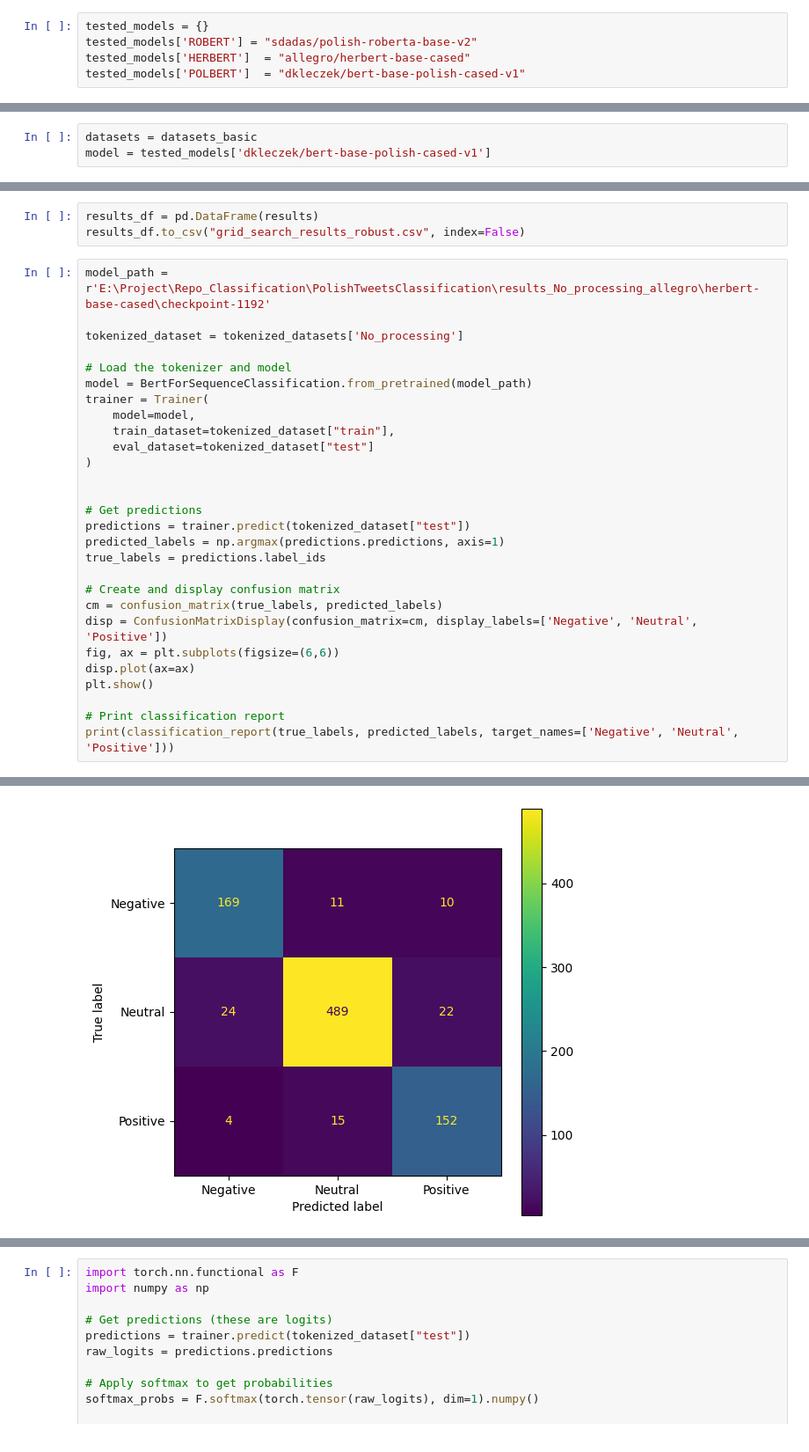
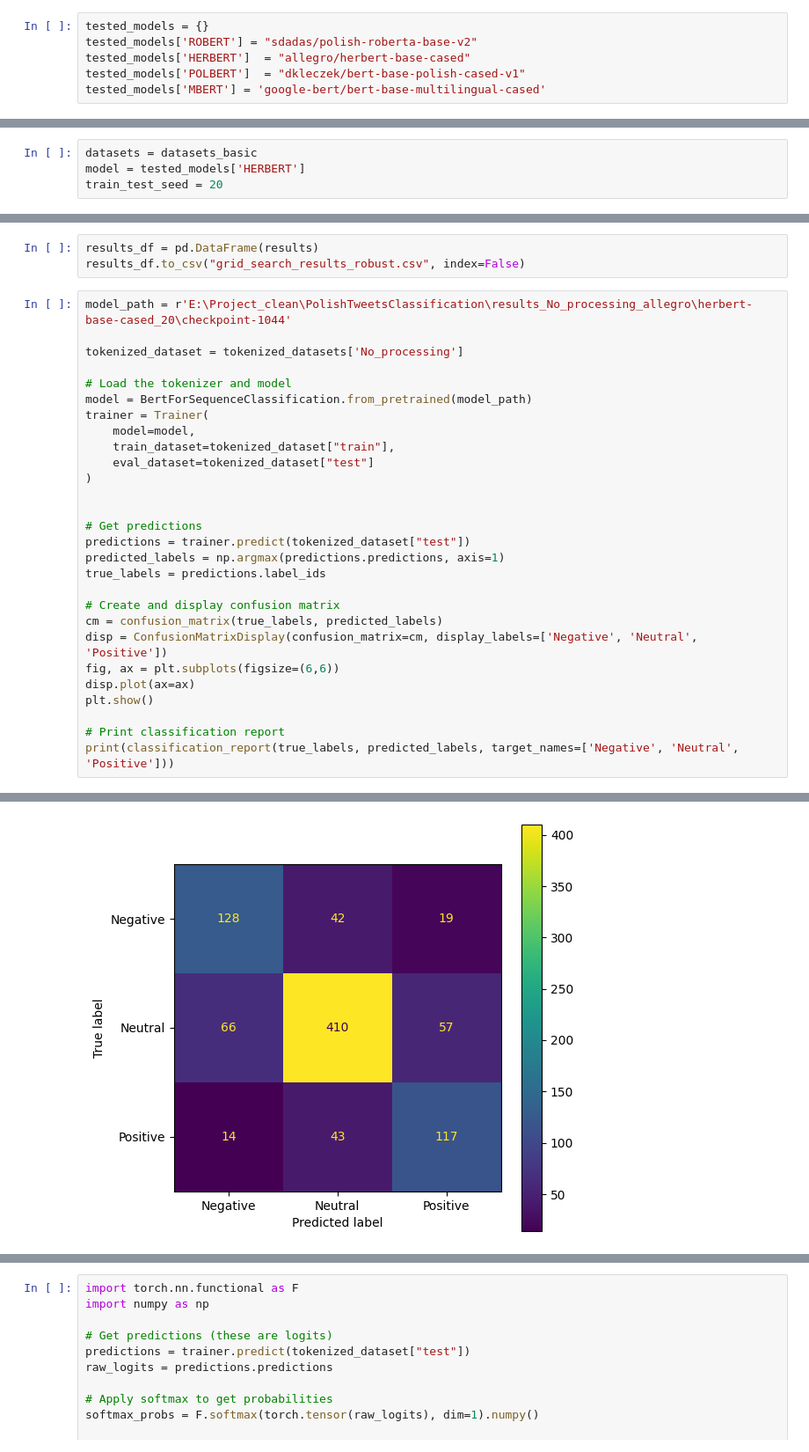
Before and after one commit to SzymonJot/PolishTweetsClassification, a Jupyter notebook: PolishTweetsClassifcation.ipynb, the cells around one changed output, grey strips where cells are left out. Shown: that part at 88% size. Saved outputs shown, nothing was run; the diff lists cells and outputs as text.

Commit message:
New model testing

```diff
--- a/PolishTweetsClassifcation.ipynb
+++ b/PolishTweetsClassifcation.ipynb
@@ -121,6 +122,7 @@ tested_models = {}
 tested_models['ROBERT'] = "sdadas/polish-roberta-base-v2"
 tested_models['HERBERT']  = "allegro/herbert-base-cased"
 tested_models['POLBERT']  = "dkleczek/bert-base-polish-cased-v1"
+tested_models['MBERT'] = 'google-bert/bert-base-multilingual-cased'
 # %%
 def preprocess_tweet(tweet):
     tweet = re.sub(r'http\S+|www\S+|https\S+', ' ', tweet, flags=re.MULTILINE)
@@ -270,6 +272,7 @@ datasets_strategies = {
 # %%
 datasets = datasets_basic
-model = tested_models['dkleczek/bert-base-polish-cased-v1']
+model = tested_models['HERBERT']
+train_test_seed = 20
 # %%
 tokenized_datasets = {}
 for key, df in datasets.items():
@@ -495,7 +502,7 @@ results_df
 results_df = pd.DataFrame(results)
 results_df.to_csv("grid_search_results_robust.csv", index=False)
 # %%
-model_path = r'E:\Project\Repo_Classification\PolishTweetsClassification\results_No_processing_allegro\herbert-base-cased\checkpoint-1192'
+model_path = r'E:\Project_clean\PolishTweetsClassification\results_No_processing_allegro\herbert-base-cased_20\checkpoint-1044'
 
 tokenized_dataset = tokenized_datasets['No_processing']
 
@@ -527,19 +534,19 @@ loading configuration file E:\Project\Repo_Classification\PolishTweetsClassifica
 Model config BertConfig {
   "_name_or_path": "allegro/herbert-base-cased",
   "architectures": [
     "BertForSequenceClassification"
   ],
   "attention_probs_dropout_prob": 0.1,
   "classifier_dropout": null,
   "hidden_act": "gelu",
   "hidden_dropout_prob": 0.1,
   "hidden_size": 768,
   "id2label": {
 ... (35 lines left out)
 
 ***** Running Prediction *****
   Num examples = 896
   Batch size = 8
-[figure, old version]
+[figure, new version]
               precision    recall  f1-score   support
 
```
Also changed, not shown: parts of 11 cells of this notebook, 1 other file.
